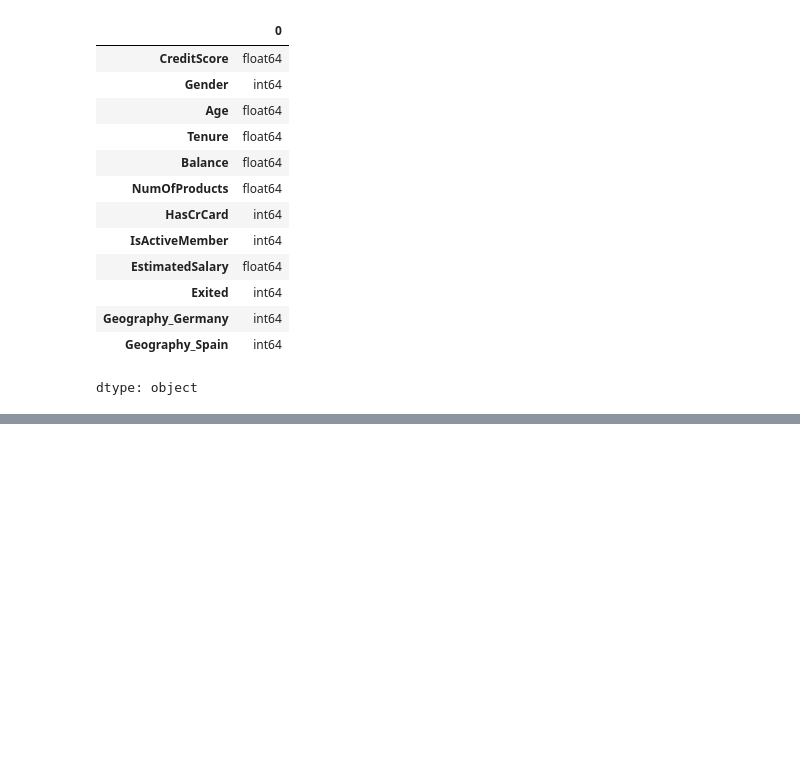
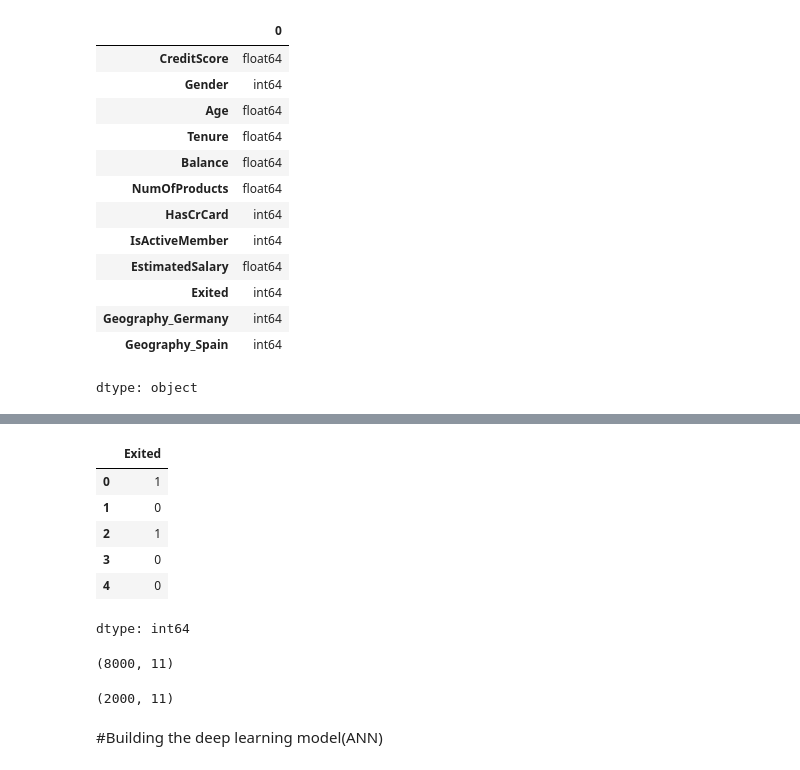
Before and after one commit to babatundeibukun/DEEP-LEARNING-PROJECT---COMPUTER, a Jupyter notebook: bank_churn_rate.ipynb, the cells around one changed output, grey strips where cells are left out. Drawn from its saved outputs; the diff is of its cells as text; code cells hidden in the pictures; blank space fills up the shorter version.

```diff
--- a/bank_churn_rate.ipynb
+++ b/bank_churn_rate.ipynb
@@ -200,0 +211,11 @@ dtype: object
+# %%
+y = df['Exited']
+y.head()
+# %% [output]
+|  | Exited |
+| 0 | 1 |
+| 1 | 0 |
+| 2 | 1 |
+| 3 | 0 |
+| 4 | 0 |
+dtype: int64
@@ -200,0 +225,10 @@ dtype: object
+# %%
+X_train.shape
+# %% [output]
+(8000, 11)
+# %%
+X_test.shape
+# %% [output]
+(2000, 11)
+# %% [markdown]
+#Building the deep learning model(ANN)
```
Also changed, not shown: parts of 3 cells of this notebook.
